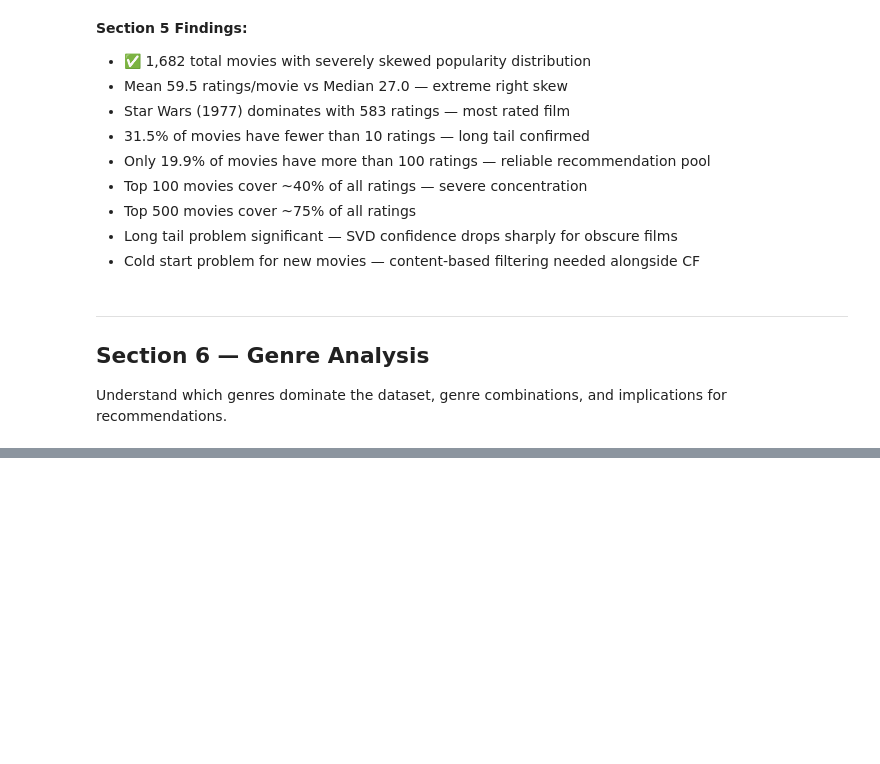
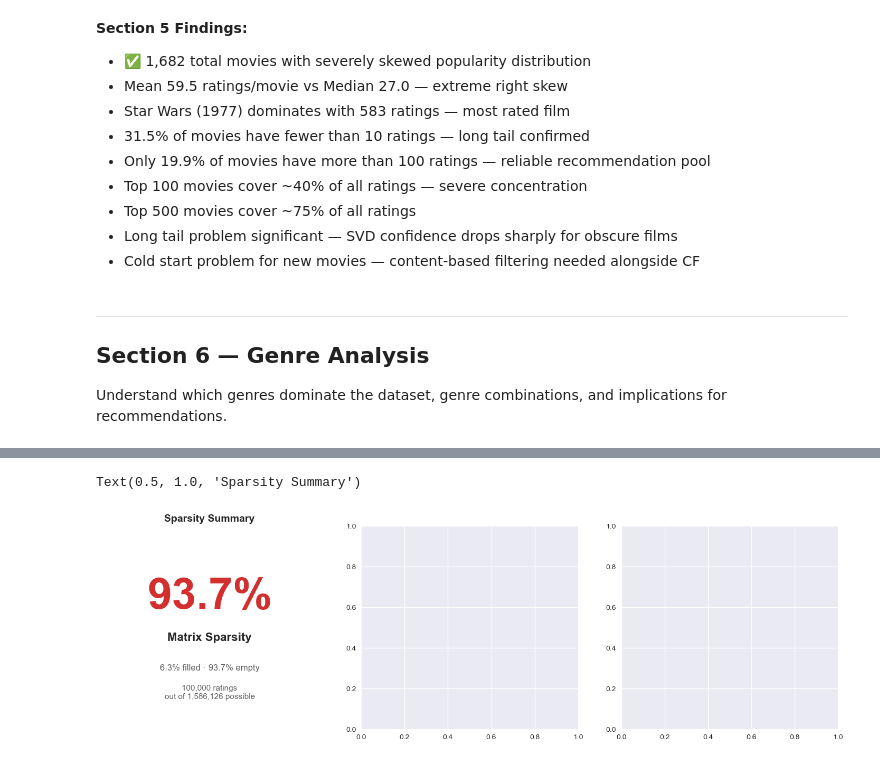
Before and after one commit to M20Jay/recommendation-system, a Jupyter notebook: notebooks/01_EDA.ipynb, the cells around one changed output, grey strips where cells are left out. Drawn from its saved outputs; the diff is of its cells as text; code cells hidden in the pictures; blank space fills up the shorter version.

```diff
--- a/notebooks/01_EDA.ipynb
+++ b/notebooks/01_EDA.ipynb
@@ -423,0 +626,45 @@ genre_cols = ['unknown', 'Action', 'Adventure', 'Animation',
+# %%
+# Build user-movie matrix
+user_movie_matrix = ratings.pivot_table(
+    index='user_id',
+    columns='item_id',
+    values='rating')
+
+# Calculate sparsity
+total_cells = user_movie_matrix.shape[0] * user_movie_matrix.shape[1]
+filled_cells = user_movie_matrix.notna().sum().sum()
+empty_cells = total_cells - filled_cells
+sparsity = empty_cells / total_cells * 100
+density = filled_cells / total_cells * 100
+
+fig, axes = plt.subplots(1, 3, figsize=(18, 5))
+
+# Chart 1 — Sparsity summary
+axes[0].axis('off')
+axes[0].text(0.5, 0.65, f'{sparsity:.1f}%',
+             ha='center', va='center',
+             fontsize=60, fontweight='bold',
+             color='#d32f2f',
+             transform=axes[0].transAxes)
+axes[0].text(0.5, 0.45, 'Matrix Sparsity',
+             ha='center', va='center',
+             fontsize=16, fontweight='bold',
+             transform=axes[0].transAxes)
+axes[0].text(0.5, 0.30, f'{density:.1f}% filled · {sparsity:.1f}% empty',
+             ha='center', va='center',
+             fontsize=12, color='#616161',
+             transform=axes[0].transAxes)
+axes[0].text(0.5, 0.18,
+             f'{filled_cells:,} ratings\nout of {total_cells:,} possible',
+             ha='center', va='center',
+             fontsize=11, color='#616161',
+             transform=axes[0].transAxes)
+axes[0].set_title('Sparsity Summary',
+                  fontsize=14, fontweight='bold')
+
+# Chart 2 — Sample heatmap (100 users x 100 movies)
+sample_matrix = user_movie_matrix.iloc[:100, :100]
+sample_filled = sample_matrix.fillna(0)
+# %% [output]
+Text(0.5, 1.0, 'Sparsity Summary')
+[figure, added]
```
Also changed, not shown: parts of 6 cells of this notebook, 2 other files.
